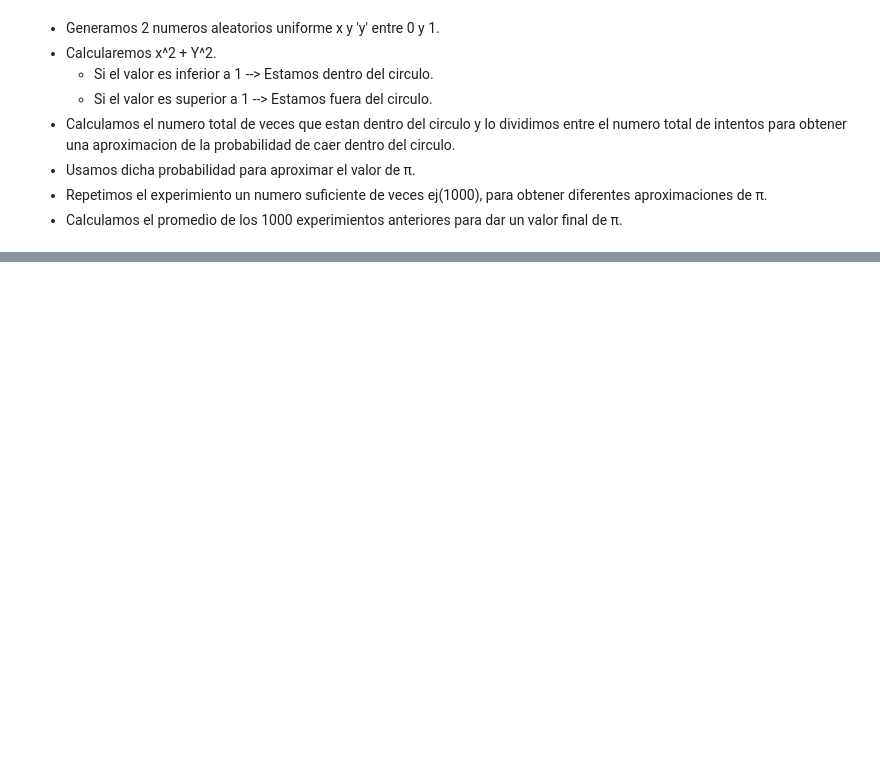
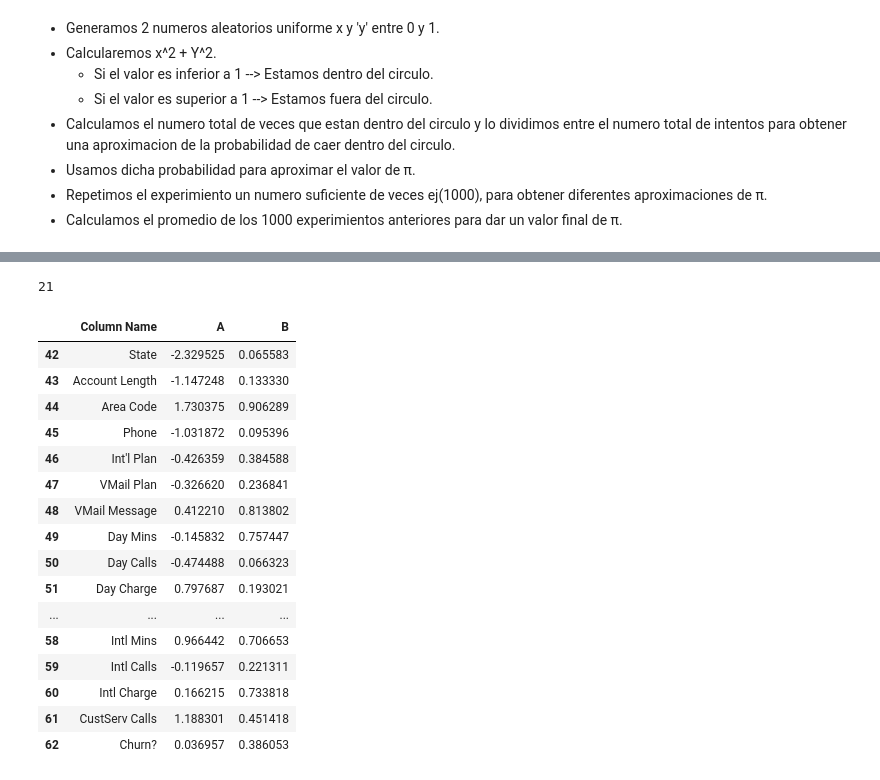
Before and after one commit to antonyamo/data-science, a Jupyter notebook: Data_cleaning_5_funciones_de_distribucion_de_probabilidades.ipynb, the cells around one changed output, grey strips where cells are left out. Drawn from its saved outputs; the diff is of its cells as text; code cells hidden in the pictures; blank space fills up the shorter version.

```diff
--- a/Data_cleaning_5_funciones_de_distribucion_de_probabilidades.ipynb
+++ b/Data_cleaning_5_funciones_de_distribucion_de_probabilidades.ipynb
@@ -112,0 +172,35 @@ pi_montecarlo(10000, 200)
+# %%
+colum_names = data.columns.values.tolist() #Extrae los nombres de las columnas en lista.
+# %%
+a = len(colum_names) #Comprobar cuantos valores tiene colum.
+a
+# %% [output]
+21
+# %%
+new_data = pd.DataFrame(
+    {
+        'Column Name' : colum_names,
+        'A' : np.random.randn(a),
+        'B' : np.random.uniform(0,1,a) #Creamos las columnas con los valores uniformes.
+    }, index = range(42,42 + a) #Con index inicia el indexado personalizado en este caso apartir de 42.
+)
+# %%
+new_data
+# %% [output]
+|  | Column Name | A | B |
+| 42 | State | -2.329525 | 0.065583 |
+| 43 | Account Length | -1.147248 | 0.133330 |
+| 44 | Area Code | 1.730375 | 0.906289 |
+| 45 | Phone | -1.031872 | 0.095396 |
+| 46 | Int'l Plan | -0.426359 | 0.384588 |
+| 47 | VMail Plan | -0.326620 | 0.236841 |
+| 48 | VMail Message | 0.412210 | 0.813802 |
+| 49 | Day Mins | -0.145832 | 0.757447 |
+| 50 | Day Calls | -0.474488 | 0.066323 |
+| 51 | Day Charge | 0.797687 | 0.193021 |
+| ... | ... | ... | ... |
+| 58 | Intl Mins | 0.966442 | 0.706653 |
+| 59 | Intl Calls | -0.119657 | 0.221311 |
+| 60 | Intl Charge | 0.166215 | 0.733818 |
+| 61 | CustServ Calls | 1.188301 | 0.451418 |
+| 62 | Churn? | 0.036957 | 0.386053 |
```
Also changed, not shown: parts of 15 cells of this notebook, 1 other file.
